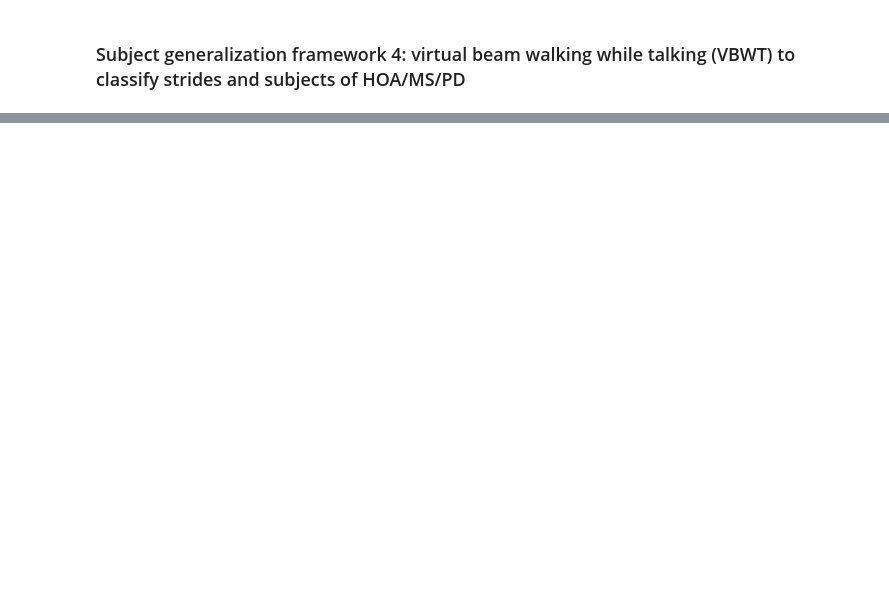
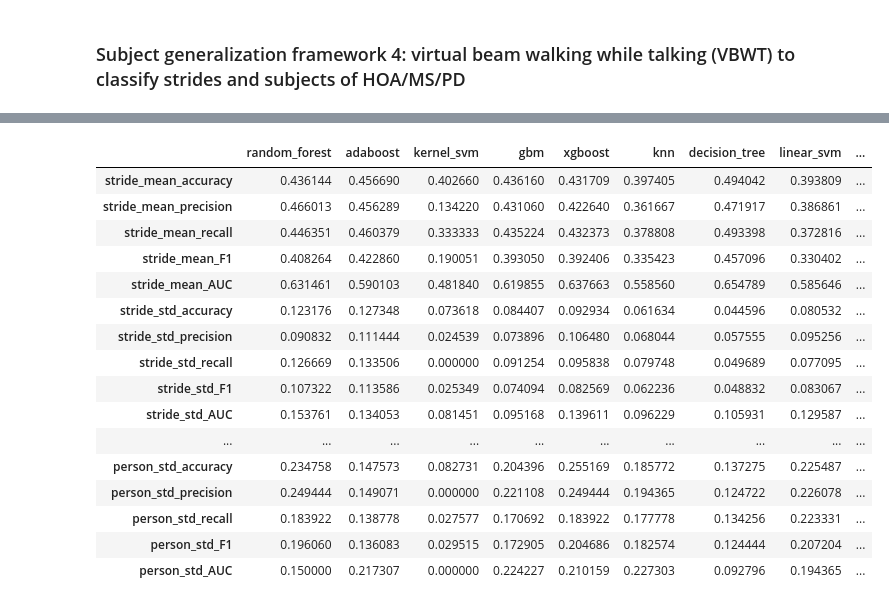
Before and after one commit to kaurrachneet6/Vision-Based-Gait-Analysis-Framework-for-Predicting-Multiple-Sclerosis, a Jupyter notebook: Machine Learning/SubjectGeneralize_MLTraditional.ipynb, the cells around one changed output, grey strips where cells are left out. Cells and saved outputs as stored; diff of their text form; code cells hidden in the pictures; blank space fills up the shorter version.

```diff
--- a/Machine Learning/SubjectGeneralize_MLTraditional.ipynb
+++ b/Machine Learning/SubjectGeneralize_MLTraditional.ipynb
@@ -284,8 +284,8 @@ metrics = pd.DataFrame(columns = ml_models) #Dataframe to store accuracies for e
 #For storing predicted probabilities for person (for class 1) to show ROC curves
 tprs_, fprs_, roc_auc_ = pd.DataFrame(columns = ml_models), pd.DataFrame(columns = ml_models), pd.DataFrame(columns = ml_models)
 # %%
-ml_models = ['mlp'] #['linear_svm',
-#              'logistic_regression', 'mlp'] #'random_forest', 'adaboost', 'kernel_svm', 'gbm', 'xgboost', 'knn', 'decision_tree',
+ml_models = ['random_forest', 'adaboost', 'kernel_svm', 'gbm', 'xgboost', 'knn', 'decision_tree',  'linear_svm',
+             'logistic_regression', 'mlp']
 for ml_model in ml_models:
     print (ml_model)
     yoriginal = []
@@ -558,19 +568,19 @@ metrics_VBW
 ### Subject generalization framework 4: virtual beam walking while talking (VBWT) to classify strides and subjects of HOA/MS/PD
 # %%
 #Trial VBWT for the fourth framework of subject generalization
-trialVBW = data[data['scenario']=='SLW']
-print ('Original number of subjects in trial VBW for cross validation:', len(trialVBW['PID'].unique()))
-print ('Number of subjects in trial VBW in each cohort:\n', trialVBW.groupby('PID').first()['cohort'].value_counts())
+trialVBWT = data[data['scenario']=='SLWT']
+print ('Original number of subjects in trial VBWT for cross validation:', len(trialVBWT['PID'].unique()))
+print ('Number of subjects in trial VBWT in each cohort:\n', trialVBWT.groupby('PID').first()['cohort'].value_counts())
 
 cols_to_drop = ['PID', 'key', 'cohort', 'trial', 'scenario', 'video', 'stride_number', 'label']
 #Shuffling the cross validation stride data
-trialVBW = shuffle(trialVBW, random_state = 0)
+trialVBWT = shuffle(trialVBWT, random_state = 0)
 #CV for people generalize so no train-test split
-X_VBW = trialVBW.drop(cols_to_drop, axis = 1)
-Y_VBW = trialVBW[['PID', 'label']]
+X_VBWT = trialVBWT.drop(cols_to_drop, axis = 1)
+Y_VBWT = trialVBWT[['PID', 'label']]
 
 #Total strides and imbalance of labels in the training and testing set
 #Training set
-print('Strides in trial VBW for cross validation: ', len(trialVBW))
-print ('HOA, MS and PD strides in trial VBW:\n', trialVBW['cohort'].value_counts())
-print ('Imbalance ratio in trial VBW (controls:MS:PD)= 1:X:Y\n', trialVBW['cohort'].value_counts()/trialVBW['cohort'].value_counts()['HOA'])
+print('Strides in trial VBWT for cross validation: ', len(trialVBWT))
+print ('HOA, MS and PD strides in trial VBWT:\n', trialVBWT['cohort'].value_counts())
+print ('Imbalance ratio in trial VBWT (controls:MS:PD)= 1:X:Y\n', trialVBWT['cohort'].value_counts()/trialVBWT['cohort'].value_counts()['HOA'])
@@ -577,7 +605,7 @@ print ('Imbalance ratio in trial VBW (controls:MS:PD)= 1:X:Y\n', trialVBW['cohor
 # %%
-metrics_VBW = pd.DataFrame(columns = ml_models) #Dataframe to store accuracies for each ML model for raw data
+metrics_VBWT = pd.DataFrame(columns = ml_models) #Dataframe to store accuracies for each ML model for raw data
 #For storing predicted probabilities for person (for class 1) to show ROC curves
-tprs_VBW, fprs_VBW, roc_auc_VBW = pd.DataFrame(columns = ml_models), pd.DataFrame(columns = ml_models), pd.DataFrame(columns = ml_models)
+tprs_VBWT, fprs_VBWT, roc_auc_VBWT = pd.DataFrame(columns = ml_models), pd.DataFrame(columns = ml_models), pd.DataFrame(columns = ml_models)
 # %%
 ml_models = ['random_forest', 'adaboost', 'kernel_svm', 'gbm', 'xgboost', 'knn', 'decision_tree',  'linear_svm',
              'logistic_regression', 'mlp']
@@ -586,14 +614,14 @@ for ml_model in ml_models:
     print (ml_model)
     yoriginal = []
     ypredicted = []
-    tprs_VBW, fprs_VBW, roc_aucs_VBW, stride_person_metrics_VBW = models(X_VBW, Y_VBW, ml_model)
-    metrics_VBW[ml_model] = sum(stride_person_metrics_VBW, [])
-    tprs_VBW[ml_model] = list(tprs_VBW)
-    fprs_VBW[ml_model] = list(fprs_VBW)
-    roc_auc_VBW[ml_model] = list(roc_aucs_VBW)
+    tprs_VBWT, fprs_VBWT, roc_aucs_VBWT, stride_person_metrics_VBWT = models(X_VBWT, Y_VBWT, ml_model)
+    metrics_VBWT[ml_model] = sum(stride_person_metrics_VBWT, [])
+    tprs_VBWT[ml_model] = list(tprs_VBWT)
+    fprs_VBWT[ml_model] = list(fprs_VBWT)
+    roc_auc_VBWT[ml_model] = list(roc_aucs_VBWT)
     print ('********************************')
 
-metrics_VBW.index = ['stride_mean_accuracy', 'stride_mean_precision', 'stride_mean_recall', 'stride_mean_F1', \
+metrics_VBWT.index = ['stride_mean_accuracy', 'stride_mean_precision', 'stride_mean_recall', 'stride_mean_F1', \
                      'stride_mean_AUC', 'stride_std_accuracy', 'stride_std_precision', 'stride_std_recall', 'stride_std_F1', \
                      'stride_std_AUC','person_mean_accuracy', 'person_mean_precision', 'person_mean_recall', 'person_mean_F1',\
                      'person_mean_AUC', 'person_std_accuracy', 'person_std_precision', 'person_std_recall', 'person_std_F1',\
@@ -605,3 +649,23 @@ metrics_VBW
+# %%
+metrics_VBWT
+# %% [output]
+|  | random_forest | adaboost | kernel_svm | gbm | xgboost | knn | decision_tree | linear_svm | ... |
+| stride_mean_accuracy | 0.436144 | 0.456690 | 0.402660 | 0.436160 | 0.431709 | 0.397405 | 0.494042 | 0.393809 | ... |
+| stride_mean_precision | 0.466013 | 0.456289 | 0.134220 | 0.431060 | 0.422640 | 0.361667 | 0.471917 | 0.386861 | ... |
+| stride_mean_recall | 0.446351 | 0.460379 | 0.333333 | 0.435224 | 0.432373 | 0.378808 | 0.493398 | 0.372816 | ... |
+| stride_mean_F1 | 0.408264 | 0.422860 | 0.190051 | 0.393050 | 0.392406 | 0.335423 | 0.457096 | 0.330402 | ... |
+| stride_mean_AUC | 0.631461 | 0.590103 | 0.481840 | 0.619855 | 0.637663 | 0.558560 | 0.654789 | 0.585646 | ... |
+| stride_std_accuracy | 0.123176 | 0.127348 | 0.073618 | 0.084407 | 0.092934 | 0.061634 | 0.044596 | 0.080532 | ... |
+| stride_std_precision | 0.090832 | 0.111444 | 0.024539 | 0.073896 | 0.106480 | 0.068044 | 0.057555 | 0.095256 | ... |
+| stride_std_recall | 0.126669 | 0.133506 | 0.000000 | 0.091254 | 0.095838 | 0.079748 | 0.049689 | 0.077095 | ... |
+| stride_std_F1 | 0.107322 | 0.113586 | 0.025349 | 0.074094 | 0.082569 | 0.062236 | 0.048832 | 0.083067 | ... |
+| stride_std_AUC | 0.153761 | 0.134053 | 0.081451 | 0.095168 | 0.139611 | 0.096229 | 0.105931 | 0.129587 | ... |
+| ... | ... | ... | ... | ... | ... | ... | ... | ... | ... |
+| person_std_accuracy | 0.234758 | 0.147573 | 0.082731 | 0.204396 | 0.255169 | 0.185772 | 0.137275 | 0.225487 | ... |
+| person_std_precision | 0.249444 | 0.149071 | 0.000000 | 0.221108 | 0.249444 | 0.194365 | 0.124722 | 0.226078 | ... |
+| person_std_recall | 0.183922 | 0.138778 | 0.027577 | 0.170692 | 0.183922 | 0.177778 | 0.134256 | 0.223331 | ... |
+| person_std_F1 | 0.196060 | 0.136083 | 0.029515 | 0.172905 | 0.204686 | 0.182574 | 0.124444 | 0.207204 | ... |
+| person_std_AUC | 0.150000 | 0.217307 | 0.000000 | 0.224227 | 0.210159 | 0.227303 | 0.092796 | 0.194365 | ... |
 # %%
 #To do!
 #ROC
```
Also changed, not shown: parts of 9 cells of this notebook.
